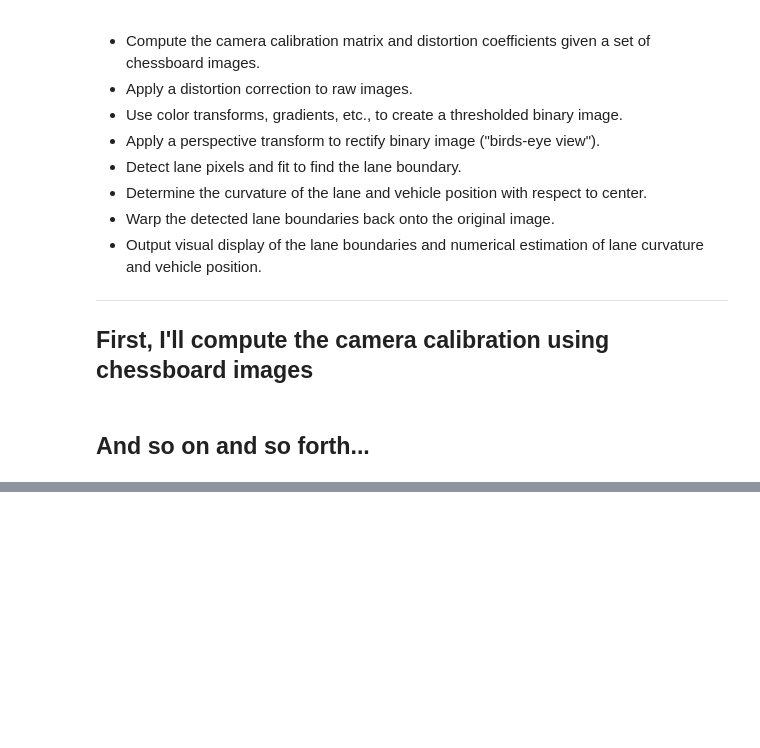
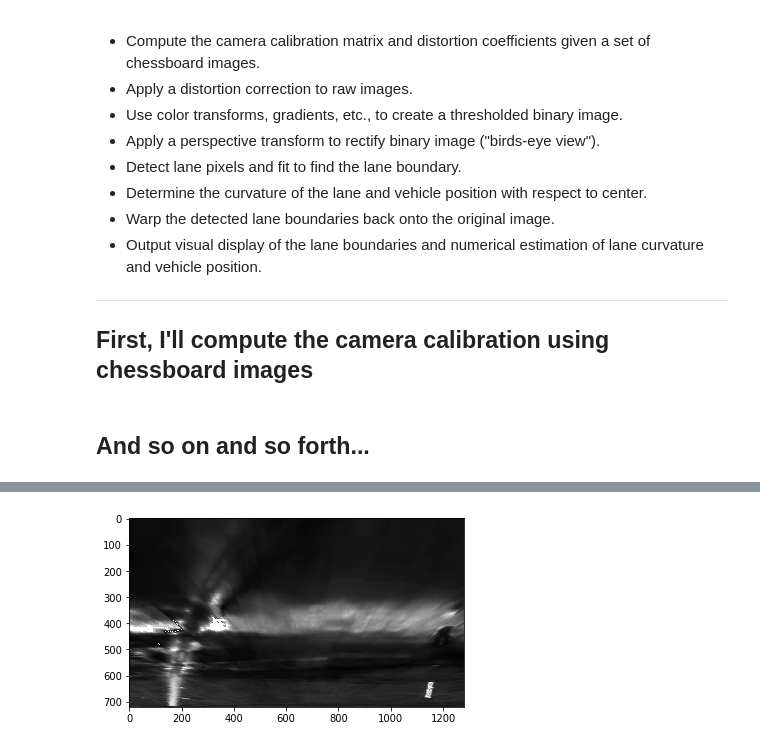
Before and after one commit to shohne/CarND-Advanced-Lane-Lines, a Jupyter notebook: P4.ipynb, the cells around one changed output, grey strips where cells are left out. Cells and saved outputs as stored; diff of their text form; code cells hidden in the pictures; blank space fills up the shorter version.

```diff
--- a/P4.ipynb
+++ b/P4.ipynb
@@ -134,0 +133,11 @@ plt.show()
+# %%
+hls = cv2.cvtColor(img_warped, cv2.COLOR_RGB2HLS)
+temp = hls[:,:,2]
+s_channel = np.zeros((temp.shape[0], temp.shape[1], 3))
+s_channel[:,:,0] = 1-temp
+s_channel[:,:,1] = 1-temp
+s_channel[:,:,2] = 1-temp
+plt.imshow(s_channel)
+plt.show()
+# %% [output]
+[figure, added]
```
Also changed, not shown: parts of 15 cells of this notebook, 1 other file.
